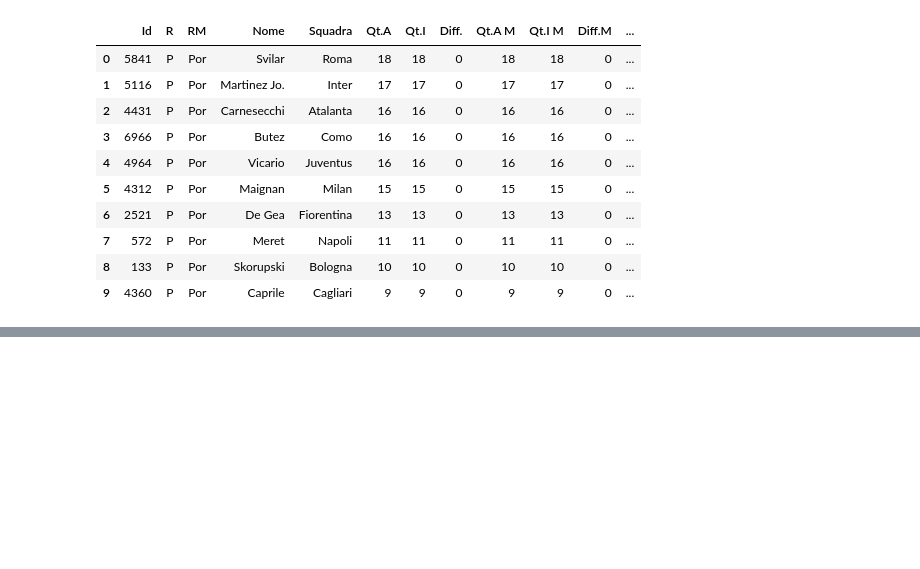
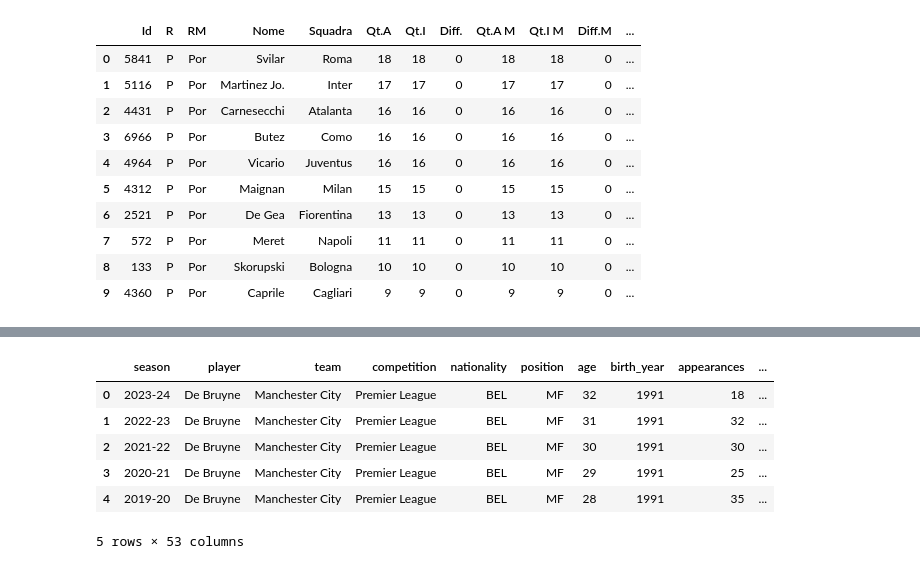
Before and after one commit to GianlucaPanzani/FantacalcioApp26-27, a Jupyter notebook: preprocessing.ipynb, the cells around one changed output, grey strips where cells are left out. Cells and saved outputs as stored; diff of their text form; code cells hidden in the pictures; blank space fills up the shorter version.

```diff
--- a/preprocessing.ipynb
+++ b/preprocessing.ipynb
@@ -68,0 +82,7 @@ players.head(10)
+# %%
+# Casting
+history_players["age"] = pd.to_numeric(history_players["age"], errors="coerce").astype("Int64")
+history_players["birth_year"] = pd.to_numeric(history_players["birth_year"], errors="coerce").astype("Int64")
+history_players["minutes"] = pd.to_numeric(history_players["minutes"], errors="coerce").astype("Int64")
+
+dis.print_unique_values(history_players, max_values=10)
@@ -144,0 +221,66 @@ players.shape
+# %%
+# Rename the Fantacalcio fields already standardized in the historical dataset
+fanta_column_renames = {
+    "Id": "id",
+    "Nome": "fanta_player",
+    "R": "fanta_role",
+    "RM": "mantra_role",
+}
+fanta_columns = ["normalized_name"] + fanta_players.columns.tolist()
+
+# Build the mapping with every field from the Fantacalcio dataset
+fanta_mapping = (
+    fanta_players_modified.loc[
+        fanta_players_modified["normalized_name"].isin(matched_history_names),
+        fanta_columns,
+    ]
+    .drop_duplicates()
+    .rename(columns=fanta_column_renames)
+)
+
+# Remove the historical ID before assigning the Fantacalcio ID.
+history_without_id = history_players_modified.drop(columns=["id"], errors="ignore")
+
+# Keep matched historical players and attach Fantacalcio information.
+filtered_history_players = history_without_id.merge(fanta_mapping, on="normalized_name", how="inner")
+
+# Replace the historical name with the Fantacalcio name.
+filtered_history_players["player"] = filtered_history_players.pop("fanta_player")
+
+# Find Fantacalcio players without historical matches.
+matched_fanta_ids = set(fanta_mapping["id"].dropna())
+unmatched_fanta = fanta_players.loc[~fanta_players["Id"].isin(matched_fanta_ids)].copy()
+
+# Prepare every Fantacalcio field for the current-season rows
+current_fanta_data = fanta_players.rename(columns=fanta_column_renames).copy()
+current_fanta_data["player"] = current_fanta_data.pop("fanta_player")
+
+# Create empty historical rows for every current Fantacalcio player
+current_fanta_history = pd.DataFrame(
+    pd.NA,
+    index=range(len(fanta_players)),
+    columns=filtered_history_players.columns,
+)
+
+# Add every Fantacalcio field and leave the historical statistics empty
+for column in current_fanta_data.columns:
+    current_fanta_history[column] = current_fanta_data[column].to_numpy()
+
+current_fanta_history["team"] = current_fanta_history["Squadra"]
+current_fanta_history["competition"] = "Serie A"
+current_fanta_history["season"] = "2026-27"
+current_fanta_history["normalized_name"] = current_fanta_history["player"].apply(dh.normalize_player_name)
+
+# Append the complete current Fantacalcio list to the historical dataset
+filtered_history_players = pd.concat(
+    [filtered_history_players, current_fanta_history],
+    ignore_index=True,
+)
+
+print(f"Matched historical rows: {len(filtered_history_players) - len(current_fanta_history)}")
+print(f"Current Fantacalcio players added: {len(current_fanta_history)}")
+print(f"Unmatched Fantacalcio players: {len(unmatched_fanta)}")
+print(f"Final rows: {len(filtered_history_players)}")
+
+filtered_history_players.head()
+# %% [output]
@@ -144,0 +291,7 @@ players.shape
+|  | season | player | team | competition | nationality | position | age | birth_year | appearances | ... |
+| 0 | 2023-24 | De Bruyne | Manchester City | Premier League | BEL | MF | 32 | 1991 | 18 | ... |
+| 1 | 2022-23 | De Bruyne | Manchester City | Premier League | BEL | MF | 31 | 1991 | 32 | ... |
+| 2 | 2021-22 | De Bruyne | Manchester City | Premier League | BEL | MF | 30 | 1991 | 30 | ... |
+| 3 | 2020-21 | De Bruyne | Manchester City | Premier League | BEL | MF | 29 | 1991 | 25 | ... |
+| 4 | 2019-20 | De Bruyne | Manchester City | Premier League | BEL | MF | 28 | 1991 | 35 | ... |
+5 rows × 53 columns
```
Also changed, not shown: parts of 19 cells of this notebook, 12 other files.
